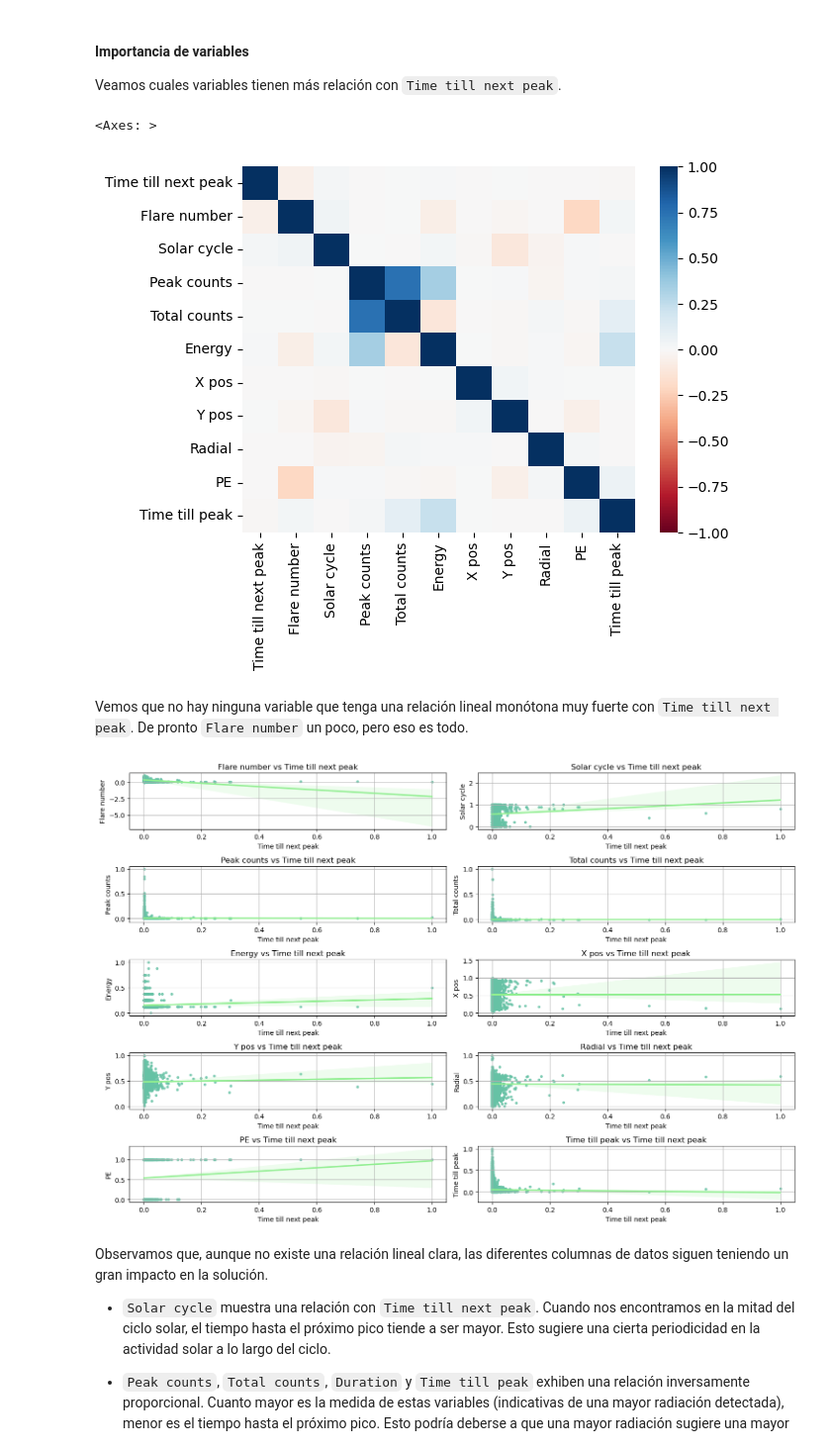
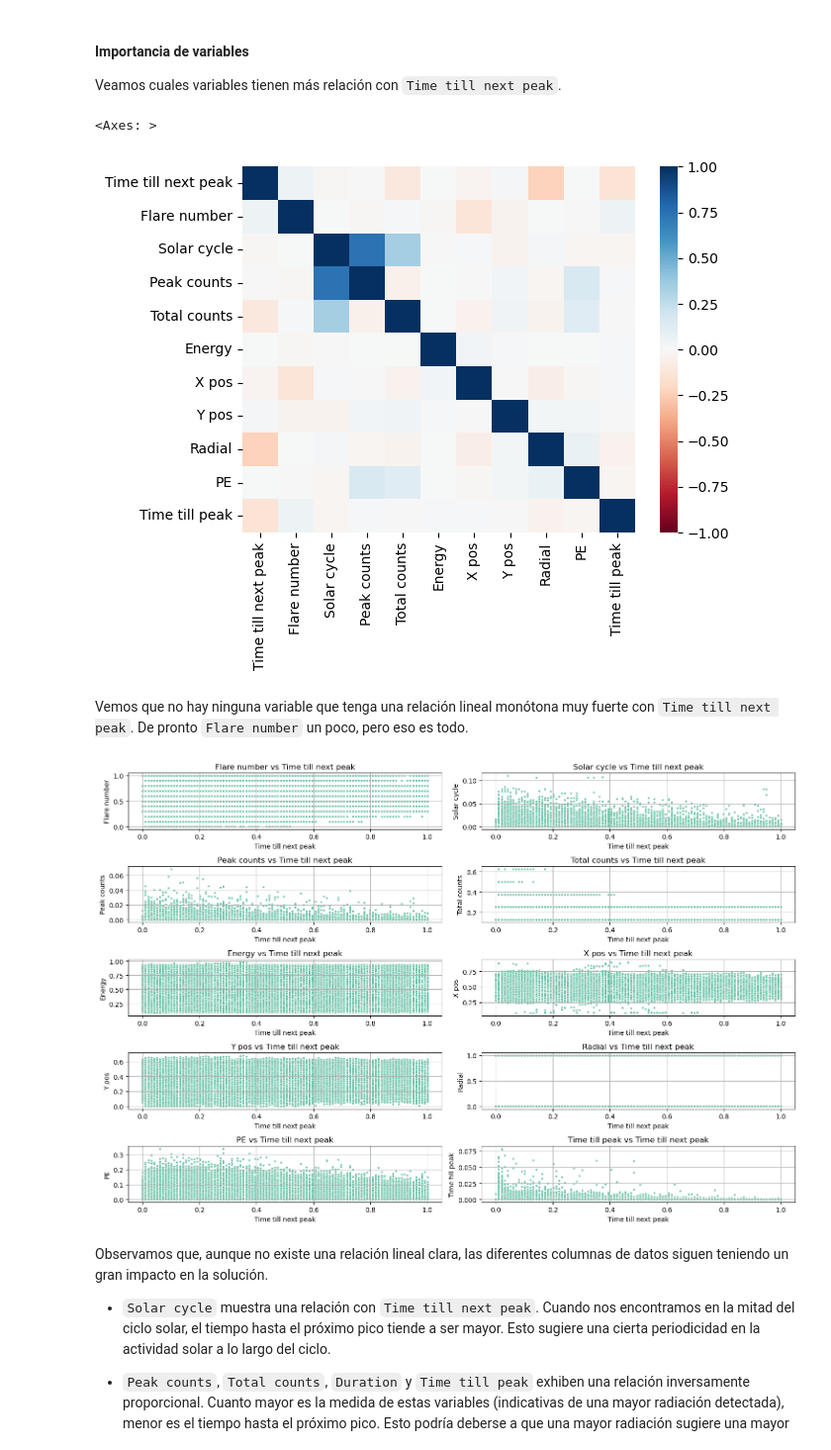
Before and after one commit to WonderfulAme/solar-flares, a Jupyter notebook: Notebook.ipynb, the cells around one changed output. Shown at 99% size. Saved outputs shown, nothing was run; the diff lists cells and outputs as text; code cells hidden in the pictures.

```diff
--- a/Notebook.ipynb
+++ b/Notebook.ipynb
@@ -609,7 +609,7 @@ def process_complete_data(data, eps, min_samples):
 
 # Parameters for DBSCAN
 eps = 0.08
-min_samples = 2
+min_samples = 5
 
 # Process the complete data to remove outliers
 data_no_outliers = process_complete_data(data, eps, min_samples)
@@ -628,5 +628,6 @@ data_no_outliers = df_no_outliers.to_numpy()
 # Print the resulting data without outliers
 print(f"Shape of data after removing outliers: {data_no_outliers.shape}")
 print(f"Total number of outliers removed: {data.shape[0] - data_no_outliers.shape[0]}")
+data = pd.DataFrame(data_no_outliers, columns = data.columns)
 # %% [output]
 Processing complete data with shape: (92927, 11)
@@ -635,5 +636,3 @@ Total number of outliers removed: 6102
-# %%
-data = data[data["Time till next peak"] < 7500]
 # %% [markdown]
 Veamos la distribución de nuestros nuevos datos y comprobemos visualmente que no hay ningún outlier aparente.
 # %%
@@ -706,7 +705,7 @@ sns.heatmap(corrp,
             vmin=-1, vmax=1)  # Set the range from -1 to 1 for the color scale
 # %% [output]
 <Axes: >
-[figure, old version]
+[figure, new version]
 # %% [markdown]
 Vemos que no hay ninguna variable que tenga una relación lineal monótona muy fuerte con `Time till next peak`. De pronto `Flare number` un poco, pero eso es todo.
 # %%
@@ -721,35 +720,35 @@ columns_to_plot = data.columns.tolist()
 
 # Remove "Duration" from the list if it exists
 if "Time till next peak" in columns_to_plot:
     columns_to_plot.remove("Time till next peak")
 
 # Calculate the number of rows and columns for the grid layout
 num_cols = 2
 num_rows = (len(columns_to_plot) - 1) // num_cols + 1
 
 # Create a grid of subplots
 fig, axes = plt.subplots(num_rows, num_cols, figsize=(15, 10))
 
 # Flatten the axes array for easier iteration
 axes = axes.flatten()
 
 # Plot each variable against "Duration"
 for i, column in enumerate(columns_to_plot):
     ax = axes[i]
-    sns.regplot(data=data, x="Time till next peak", y=column, ax=ax, scatter_kws={'s': 10}, line_kws=dict(color="lightgreen"))
+    sns.scatterplot(data=data, x="Time till next peak", y=column, ax=ax,s= 10)
     ax.set_title(f"{column} vs Time till next peak")
     ax.set_xlabel("Time till next peak")
     ax.set_ylabel(column)
     ax.grid(True)
 
 # Hide empty subplots
 for i in range(len(columns_to_plot), num_rows * num_cols):
     axes[i].axis("off")
 
 plt.tight_layout()
 plt.show()
 # %% [output]
-[figure, old version]
+[figure, new version]
 # %% [markdown]
 Observamos que, aunque no existe una relación lineal clara, las diferentes columnas de datos siguen teniendo un gran impacto en la solución.
 
```
Also changed, not shown: parts of 35 cells of this notebook.
